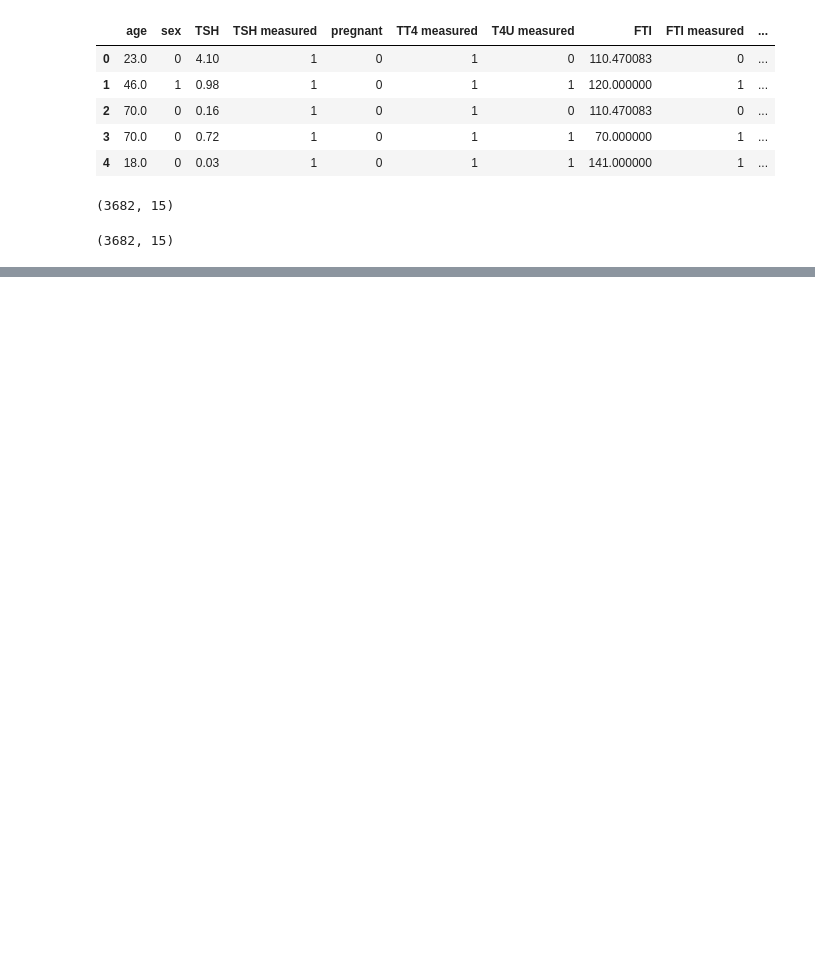
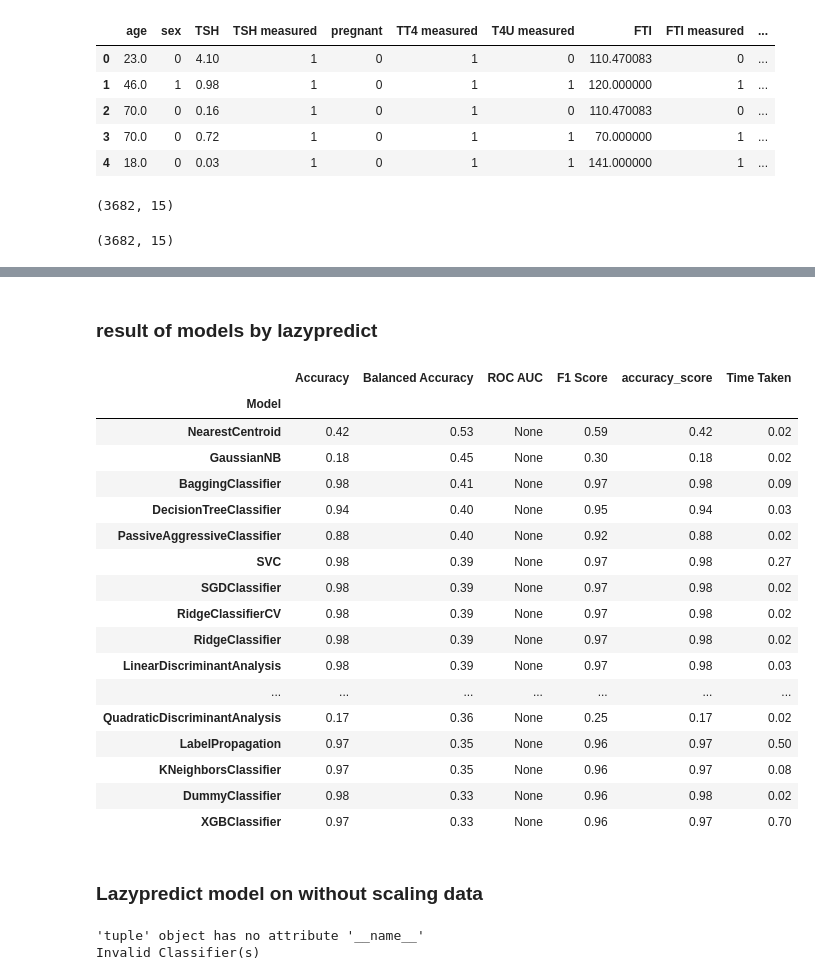
Before and after one commit to Ranjit-Singh-786/Thyroid-Disease_ML-Project, a Jupyter notebook: model Training.ipynb, the cells around one changed output, grey strips where cells are left out. Cells and saved outputs as stored; diff of their text form; code cells hidden in the pictures; blank space fills up the shorter version.

Commit message:
model building

```diff
--- a/model Training.ipynb
+++ b/model Training.ipynb
@@ -19,3 +30,5 @@ XGBC = xgboost.XGBClassifier()
+# %%
+pd.set_option('display.max_rows',None)
 # %%
 scaled_data = pd.read_csv('Data/final_scaled_data.csv')
 scaled_data.head()
@@ -59,5 +84,35 @@ df.shape
 # %%
-x = df.drop(['labels','continues_target'],axis = 1)
-y = df['labels']
+x = scaled_data.drop(['labels','continues_target'],axis = 1)
+y = scaled_data['labels']
 # %%
 x_train,x_test,y_train,y_test = train_test_split(x,y,test_size=0.2,random_state=42)
+# %%
+lazyclasifier = LazyClassifier(verbose=0,ignore_warnings=True,custom_metric=accuracy_score)
+# %%
+models , predictions = lazyclasifier.fit(x_train,x_test,y_train,y_test)
+# %% [markdown]
+### result of models by lazypredict
+# %%
+models1 = pd.DataFrame(models)
+models1
+# %% [output]
+|  | Accuracy | Balanced Accuracy | ROC AUC | F1 Score | accuracy_score | Time Taken |
+| Model |  |  |  |  |  |  |
+| NearestCentroid | 0.42 | 0.53 | None | 0.59 | 0.42 | 0.02 |
+| GaussianNB | 0.18 | 0.45 | None | 0.30 | 0.18 | 0.02 |
+| BaggingClassifier | 0.98 | 0.41 | None | 0.97 | 0.98 | 0.09 |
+| DecisionTreeClassifier | 0.94 | 0.40 | None | 0.95 | 0.94 | 0.03 |
+| PassiveAggressiveClassifier | 0.88 | 0.40 | None | 0.92 | 0.88 | 0.02 |
+| SVC | 0.98 | 0.39 | None | 0.97 | 0.98 | 0.27 |
+| SGDClassifier | 0.98 | 0.39 | None | 0.97 | 0.98 | 0.02 |
+| RidgeClassifierCV | 0.98 | 0.39 | None | 0.97 | 0.98 | 0.02 |
+| RidgeClassifier | 0.98 | 0.39 | None | 0.97 | 0.98 | 0.02 |
+| LinearDiscriminantAnalysis | 0.98 | 0.39 | None | 0.97 | 0.98 | 0.03 |
+| ... | ... | ... | ... | ... | ... | ... |
+| QuadraticDiscriminantAnalysis | 0.17 | 0.36 | None | 0.25 | 0.17 | 0.02 |
+| LabelPropagation | 0.97 | 0.35 | None | 0.96 | 0.97 | 0.50 |
+| KNeighborsClassifier | 0.97 | 0.35 | None | 0.96 | 0.97 | 0.08 |
+| DummyClassifier | 0.98 | 0.33 | None | 0.96 | 0.98 | 0.02 |
+| XGBClassifier | 0.97 | 0.33 | None | 0.96 | 0.97 | 0.70 |
+# %% [markdown]
+### Lazypredict model on without scaling data
@@ -63,0 +126,5 @@ x_train,x_test,y_train,y_test = train_test_split(x,y,test_size=0.2,random_state=
+# %%
+models2 , predictions2 = lazyclasifier2.fit(x_train,x_test,y_train,y_test)
+# %% [output]
+'tuple' object has no attribute '__name__'
+Invalid Classifier(s)
```
Also changed, not shown: parts of 19 cells of this notebook, 6 other files.
